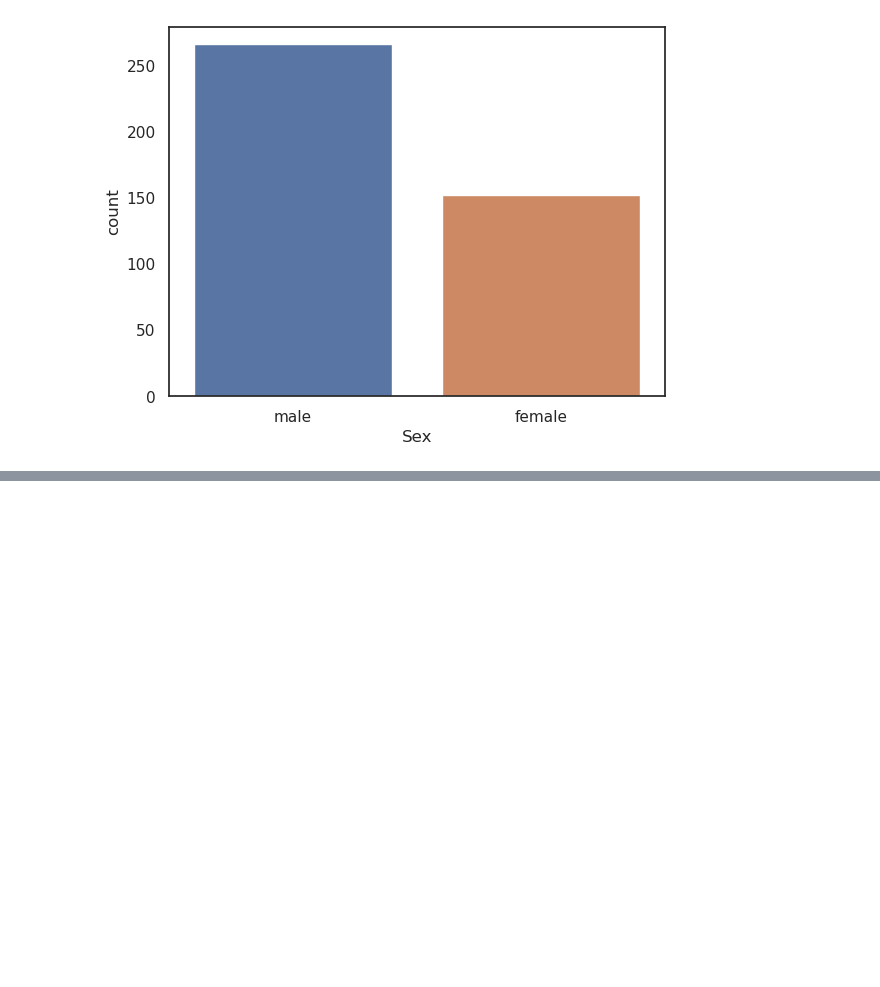
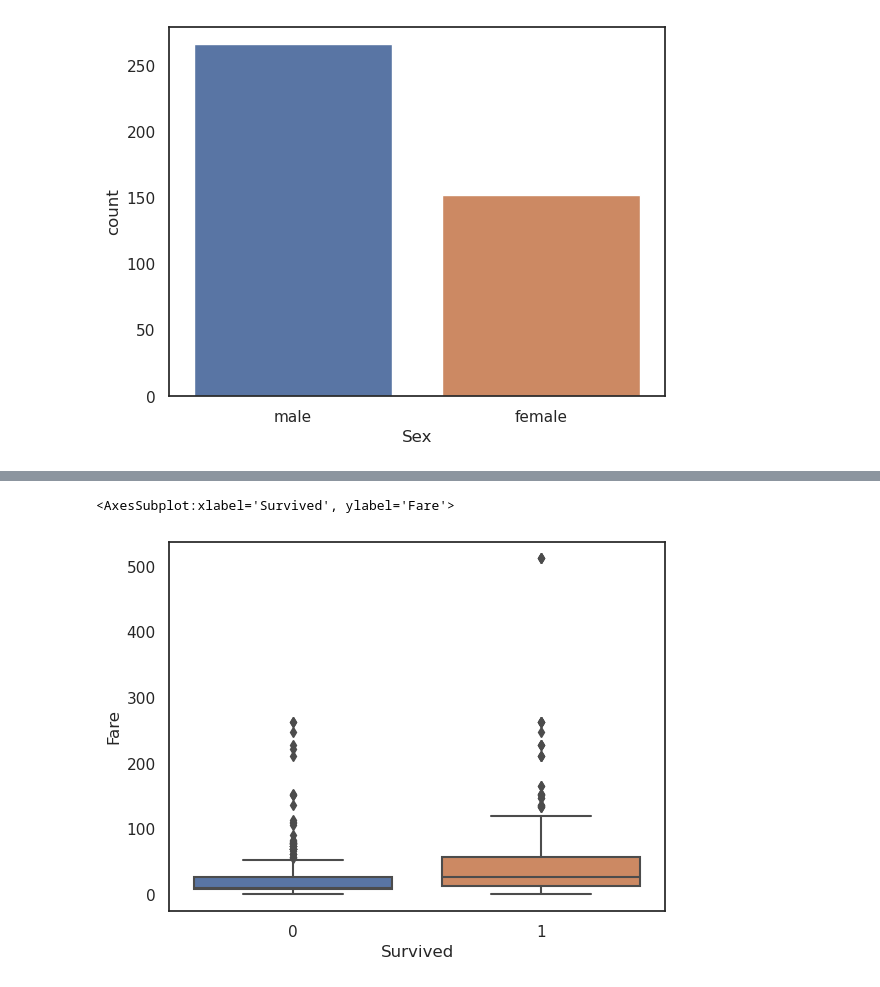
Before and after one commit to gonzaplazag/new-titan, a Jupyter notebook: notebooks/exploratory/exploratory_01.ipynb, the cells around one changed output, grey strips where cells are left out. Drawn from its saved outputs; the diff is of its cells as text; code cells hidden in the pictures; blank space fills up the shorter version.

```diff
--- a/notebooks/exploratory/exploratory_01.ipynb
+++ b/notebooks/exploratory/exploratory_01.ipynb
@@ -90,0 +184,5 @@ graf = sns.countplot(data=df_test, x='Sex', ax=ax)
+# %%
+sns.boxplot(x=df_train['Survived'], y=df_train['Fare'])
+# %% [output]
+<AxesSubplot:xlabel='Survived', ylabel='Fare'>
+[figure, added]
```
Also changed, not shown: parts of 20 cells of this notebook, 15 other files.
